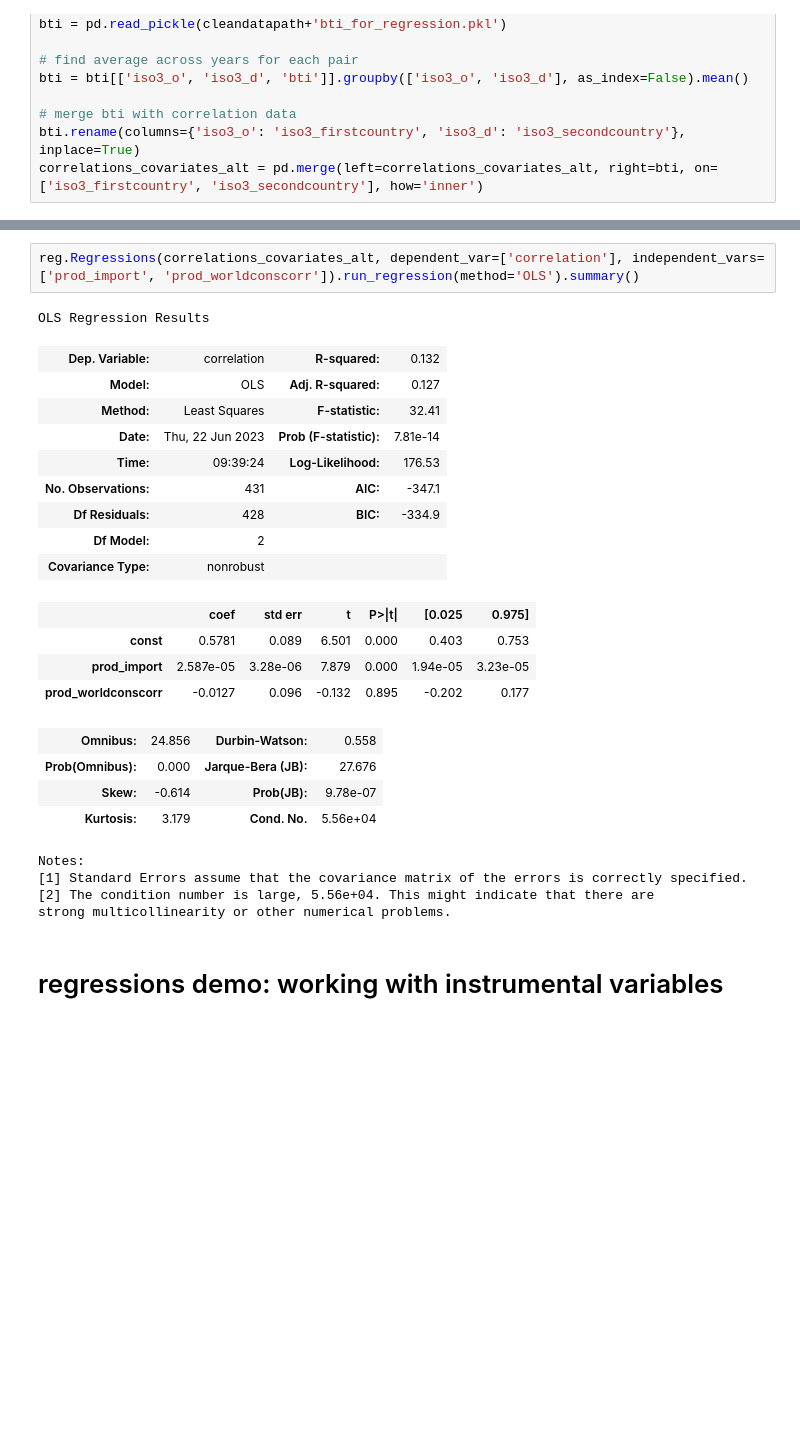
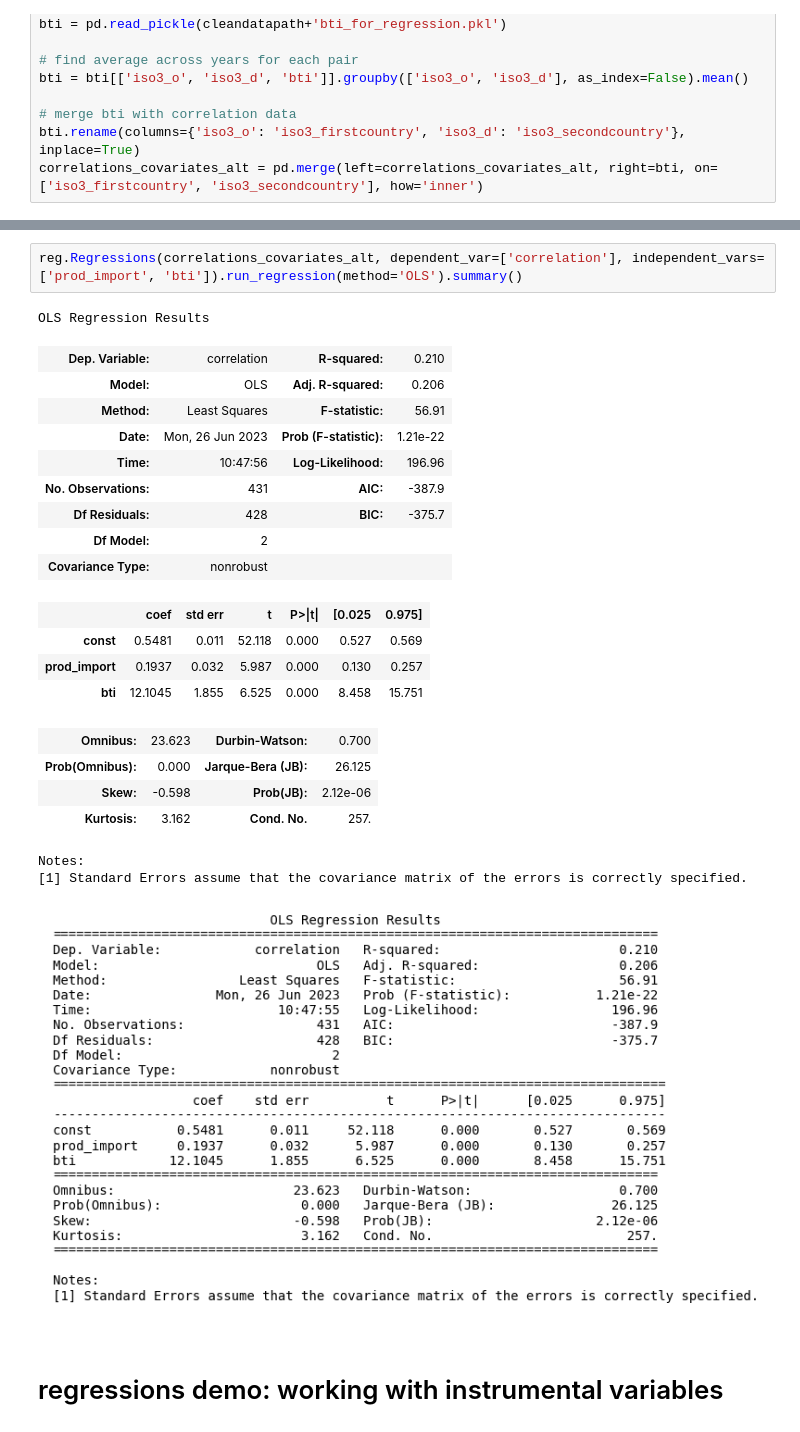
Before and after one commit to emilyfu1/correlationmodule, a Jupyter notebook: main.ipynb, the cells around one changed output, grey strips where cells are left out. Drawn from its saved outputs; the diff is of its cells as text; blank space fills up the shorter version.

```diff
--- a/main.ipynb
+++ b/main.ipynb
@@ -515,29 +515,28 @@ correlations_covariates_alt[['iso3_firstcountry', 'iso3_secondcountry', 'correla
 431 rows × 9 columns
 # %%
-reg.Regressions(correlations_covariates_alt, dependent_var=['correlation'], independent_vars=['prod_import', 'prod_worldconscorr']).run_regression(method='OLS').summary()
+reg.Regressions(correlations_covariates_alt, dependent_var=['correlation'], independent_vars=['prod_import', 'bti']).run_regression(method='OLS').summary()
 # %% [output]
 OLS Regression Results
-| Dep. Variable: | correlation | R-squared: | 0.132 |
-| Model: | OLS | Adj. R-squared: | 0.127 |
-| Method: | Least Squares | F-statistic: | 32.41 |
-| Date: | Thu, 22 Jun 2023 | Prob (F-statistic): | 7.81e-14 |
-| Time: | 09:39:24 | Log-Likelihood: | 176.53 |
-| No. Observations: | 431 | AIC: | -347.1 |
-| Df Residuals: | 428 | BIC: | -334.9 |
+| Dep. Variable: | correlation | R-squared: | 0.210 |
+| Model: | OLS | Adj. R-squared: | 0.206 |
+| Method: | Least Squares | F-statistic: | 56.91 |
+| Date: | Mon, 26 Jun 2023 | Prob (F-statistic): | 1.21e-22 |
+| Time: | 10:47:56 | Log-Likelihood: | 196.96 |
+| No. Observations: | 431 | AIC: | -387.9 |
+| Df Residuals: | 428 | BIC: | -375.7 |
 | Df Model: | 2 |  |  |
 | Covariance Type: | nonrobust |  |  |
 |  | coef | std err | t | P>|t| | [0.025 | 0.975] |
-| const | 0.5781 | 0.089 | 6.501 | 0.000 | 0.403 | 0.753 |
-| prod_import | 2.587e-05 | 3.28e-06 | 7.879 | 0.000 | 1.94e-05 | 3.23e-05 |
-| prod_worldconscorr | -0.0127 | 0.096 | -0.132 | 0.895 | -0.202 | 0.177 |
+| const | 0.5481 | 0.011 | 52.118 | 0.000 | 0.527 | 0.569 |
+| prod_import | 0.1937 | 0.032 | 5.987 | 0.000 | 0.130 | 0.257 |
+| bti | 12.1045 | 1.855 | 6.525 | 0.000 | 8.458 | 15.751 |
-| Omnibus: | 24.856 | Durbin-Watson: | 0.558 |
-| Prob(Omnibus): | 0.000 | Jarque-Bera (JB): | 27.676 |
-| Skew: | -0.614 | Prob(JB): | 9.78e-07 |
-| Kurtosis: | 3.179 | Cond. No. | 5.56e+04 |
+| Omnibus: | 23.623 | Durbin-Watson: | 0.700 |
+| Prob(Omnibus): | 0.000 | Jarque-Bera (JB): | 26.125 |
+| Skew: | -0.598 | Prob(JB): | 2.12e-06 |
+| Kurtosis: | 3.162 | Cond. No. | 257. |
 Notes:
 [1] Standard Errors assume that the covariance matrix of the errors is correctly specified.
-[2] The condition number is large, 5.56e+04. This might indicate that there are
-strong multicollinearity or other numerical problems.
+[figure, added]
 # %% [markdown]
 # regressions demo: working with instrumental variables
 # %%
```
Also changed, not shown: parts of 9 cells of this notebook, 1 other file.
